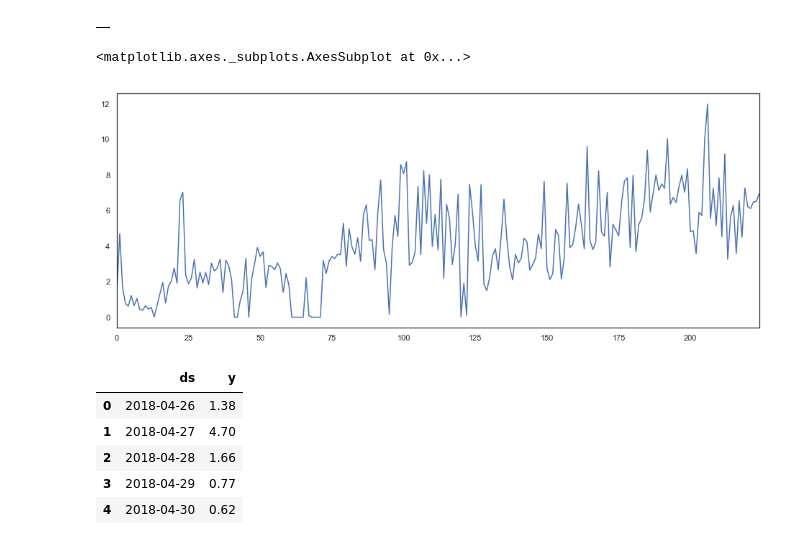
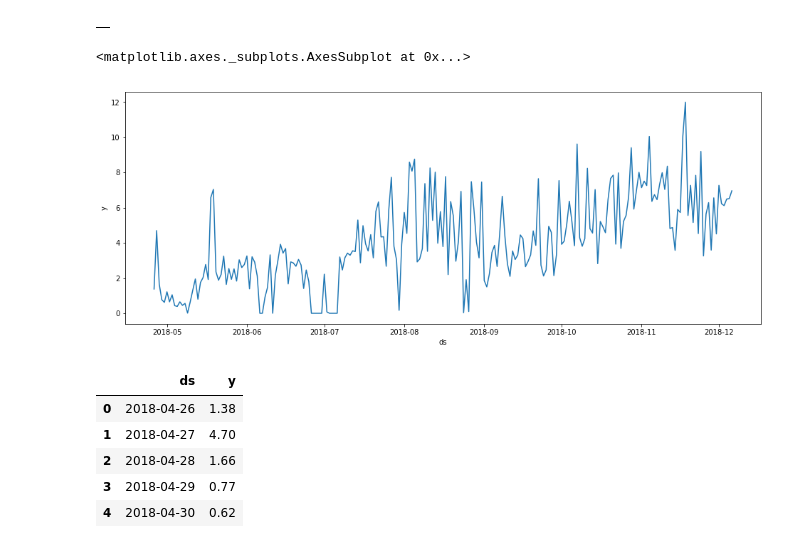
Before and after one commit to sandy-orion-time-series/tsa-project, a Jupyter notebook: tsa_project_orion.ipynb, the cells around one changed output. Cells and saved outputs as stored; diff of their text form; code cells hidden in the pictures.

Commit message:
updated with new and superior graphs

```diff
--- a/tsa_project_orion.ipynb
+++ b/tsa_project_orion.ipynb
@@ -35,8 +35,11 @@ import zgulde.extend_pandas as ep
 # %%
 df = prepare_fitbit()
 # %%
+# rename index to date
+df.rename(columns={'index': 'date'}, inplace=True)
+
 # set date to index
-df.set_index('index', inplace=True)
+df.set_index('date', inplace=True)
 
 # dropping columns with mostly zero information
 to_drop = ['calories', 'carbs', 'fat', 'fiber',
@@ -483,15 +401,15 @@ d_df
 |  |
 # %%
 d_df['y'] = df.distance
-d_df['ds'] = pd.to_datetime(df['index'])
+d_df['ds'] = pd.to_datetime(df['date'])
 
 d_df = d_df.groupby(['ds'])['y'].sum().reset_index()
 # %%
 plt.figure(figsize=(16,6))
-sns.tsplot(d_df.y)
+sns.lineplot(d_df.ds, d_df.y)
 # %% [output]
 <matplotlib.axes._subplots.AxesSubplot at 0x...>
-[figure, old version]
+[figure, new version]
 # %%
 d_df.head()
 # %% [output]
```
Also changed, not shown: parts of 55 cells of this notebook.
